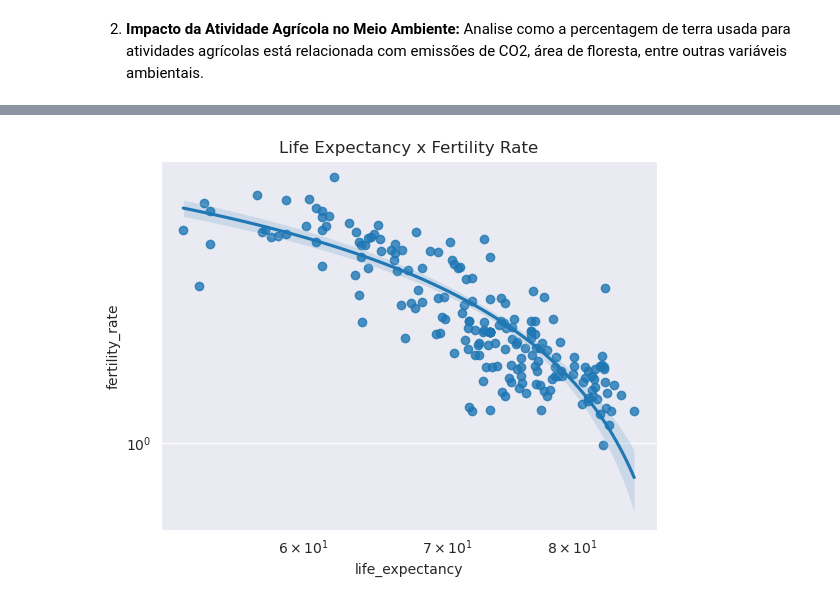
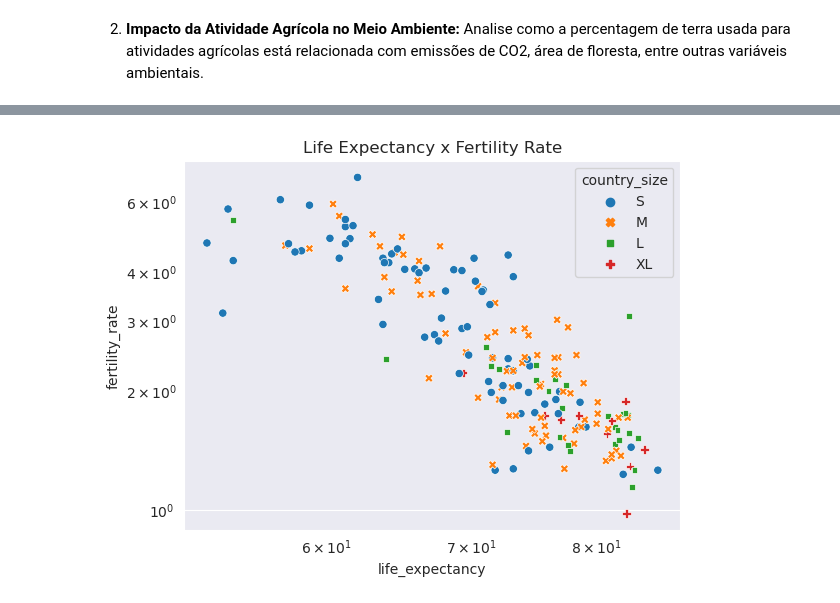
Before and after one commit to pveinberg/Curso_DataScience_Minsait, a Jupyter notebook: Notebooks/Aula03/novas-questoes.ipynb, the cells around one changed output, grey strips where cells are left out. Saved outputs shown, nothing was run; the diff lists cells and outputs as text; code cells hidden in the pictures.

```diff
--- a/Notebooks/Aula03/novas-questoes.ipynb
+++ b/Notebooks/Aula03/novas-questoes.ipynb
@@ -30,6 +30,12 @@ data.columns = [str(col).lower().replace('(', '').replace(')', '') \
                 .replace(' ', '_').replace('\n', '').replace('/', '_') \
                 .replace(':', '') \
                 for col in data.columns]
+
+# Cut countries in categories by GDP
+# Obs: Na tentativa de cortar em 5 beans iguais ficaram EU e China no último bean e todos os outros (exceto Japão) no bean XS
+bins = [data['gdp'].min(), data['gdp'].quantile(.40), data['gdp'].quantile(.80), data['gdp'].quantile(.95), data['gdp'].max()]
+labels = ['S', 'M', 'L', 'XL']
+data['country_size'] = pd.cut(data['gdp'], bins=bins, labels=labels)
 # %% [markdown]
 ## Configs and functions
 # %%
@@ -95,11 +111,12 @@ for orientacao in [0, 1]:
 # %%
-sns.regplot(data=data, x='life_expectancy', y='fertility_rate')
+sns.scatterplot(data=data, x='life_expectancy', y='fertility_rate', \
+    hue='country_size', style='country_size')
 plt.title(f"Life Expectancy x Fertility Rate")
 plt.xscale('log')
 plt.yscale('log')
 plt.show()
 # %% [output]
-[figure, old version]
+[figure, new version]
 # %% [markdown]
 1. Os países que mais poluem, são os que possuem maior PIB (GDP); esta característica se acentúa na faixa dos países mais ricos
 2. Outro fator que parece estar relacionado com a emissão de Co2 é o maior percentual de população urbana, que por sua vez está diretamente relacionado com a população geral.
```
Also changed, not shown: parts of 3 cells of this notebook.
